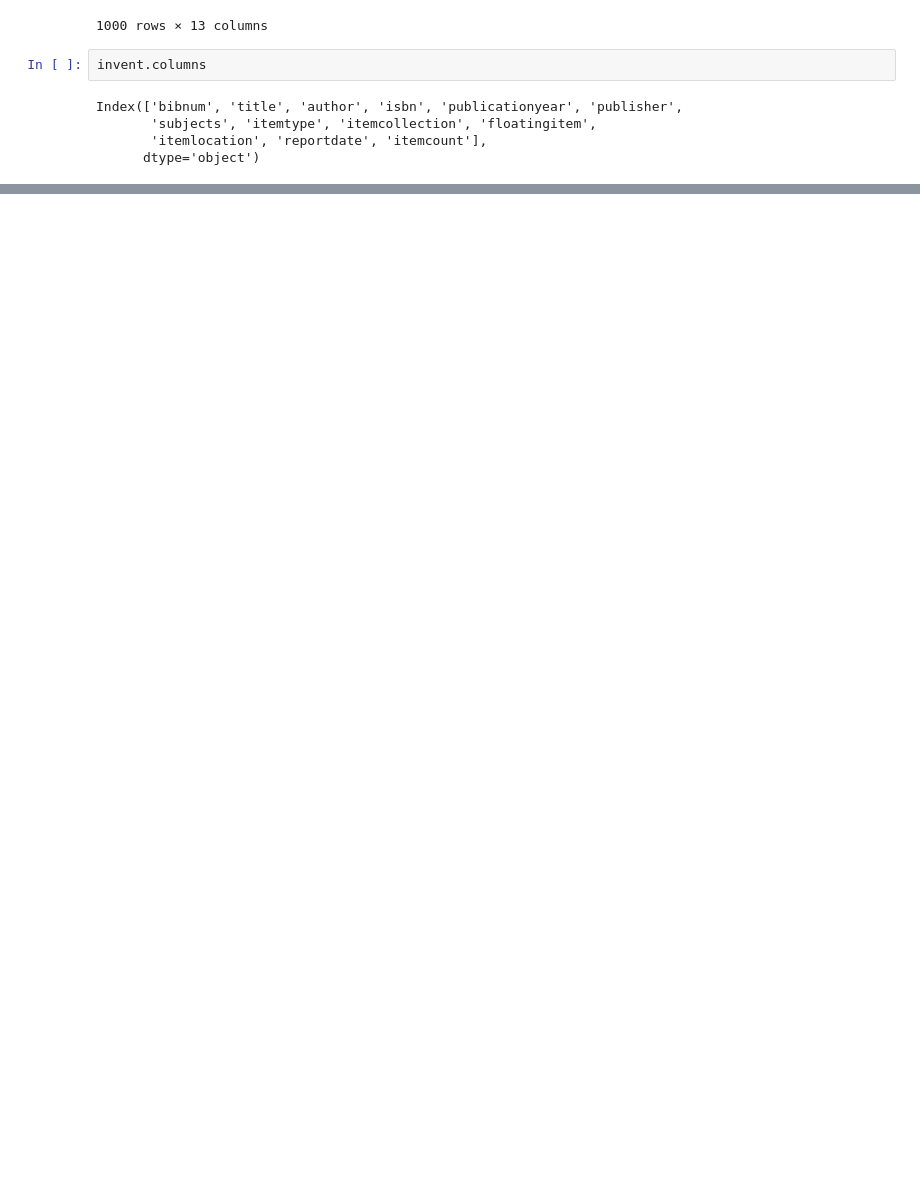
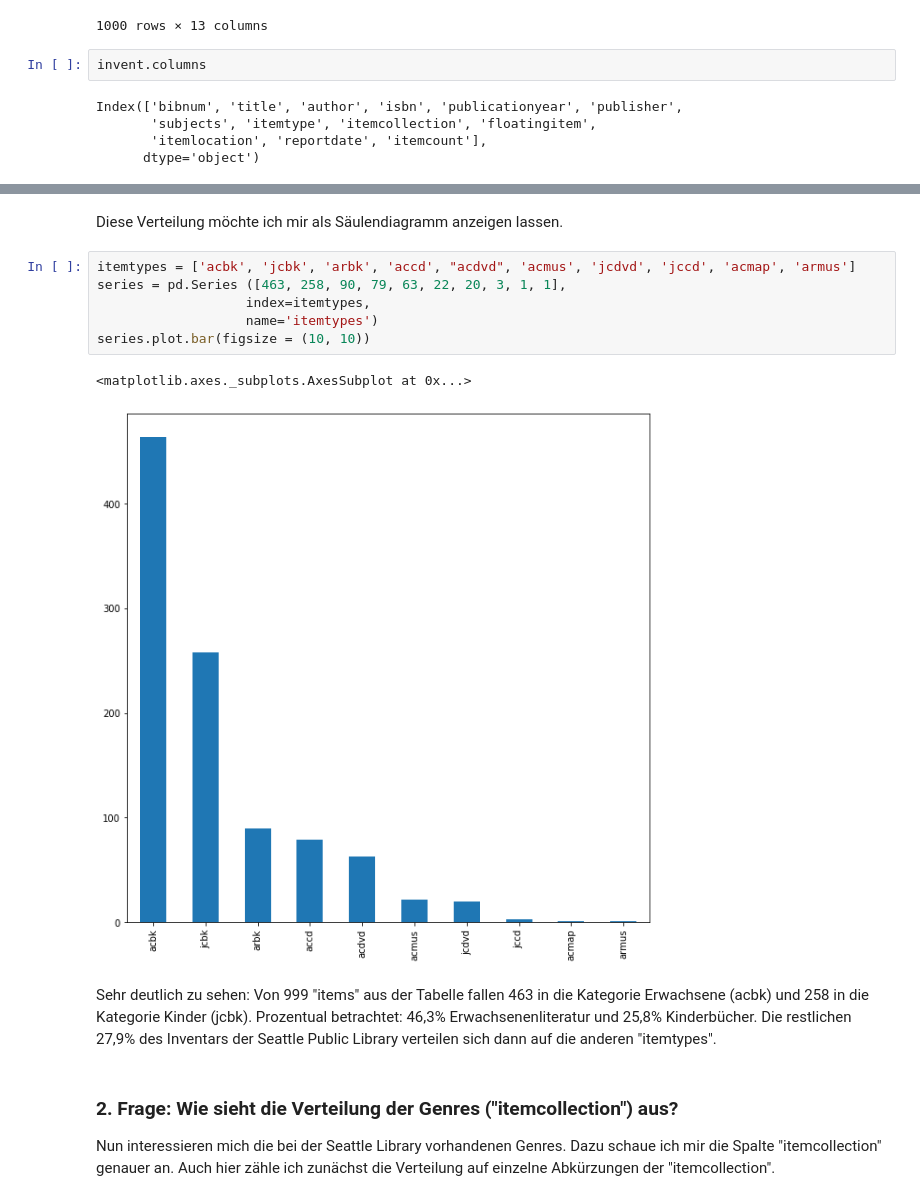
Before and after one commit to janamandrys/Jupyter_Notebook-MALIS, a Jupyter notebook: FOERSTNER_MALIS19.3_AUFGABE2.ipynb, the cells around one changed output, grey strips where cells are left out. Cells and saved outputs as stored; diff of their text form; blank space fills up the shorter version.

```diff
--- a/FOERSTNER_MALIS19.3_AUFGABE2.ipynb
+++ b/FOERSTNER_MALIS19.3_AUFGABE2.ipynb
@@ -317,0 +83,19 @@ Leider ist eine grafische Darstellung dieses Ergebnisses nicht möglich.
+# %% [markdown]
+Diese Verteilung möchte ich mir als Säulendiagramm anzeigen lassen.
+# %%
+itemtypes = ['acbk', 'jcbk', 'arbk', 'accd', "acdvd", 'acmus', 'jcdvd', 'jccd', 'acmap', 'armus']
+series = pd.Series ([463, 258, 90, 79, 63, 22, 20, 3, 1, 1],
+                   index=itemtypes,
+                   name='itemtypes')
+series.plot.bar(figsize = (10, 10))
+# %% [output]
+<matplotlib.axes._subplots.AxesSubplot at 0x...>
+[figure, added]
+# %% [markdown]
+Sehr deutlich zu sehen:
+Von 999 "items" aus der Tabelle fallen 463 in die Kategorie Erwachsene (acbk) und 258 in die Kategorie Kinder (jcbk). Prozentual betrachtet: 46,3% Erwachsenenliteratur und 25,8% Kinderbücher.
+Die restlichen 27,9% des Inventars der Seattle Public Library verteilen sich dann auf die anderen "itemtypes".
+# %% [markdown]
+### 2. Frage: Wie sieht die Verteilung der Genres ("itemcollection") aus?
+
+Nun interessieren mich die bei der Seattle Library vorhandenen Genres. Dazu schaue ich mir die Spalte "itemcollection" genauer an. Auch hier zähle ich zunächst die Verteilung auf einzelne Abkürzungen der "itemcollection".
```
Also changed, not shown: parts of 63 cells of this notebook.
